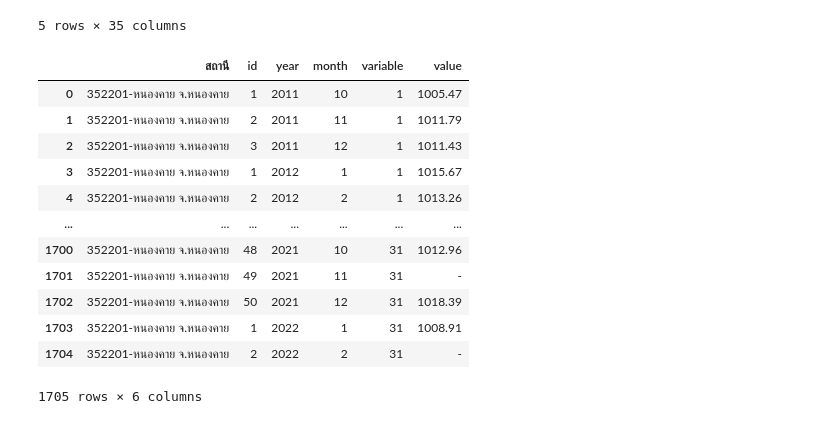
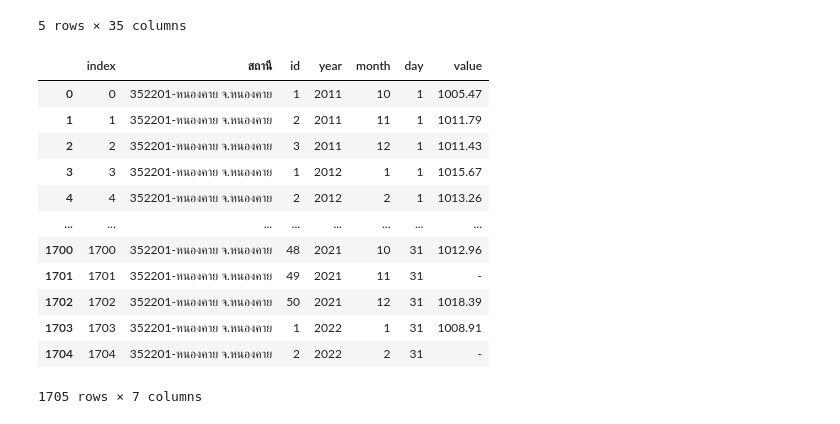
Before and after one commit to Tonry12/data_science_bootcamp_8_tonnaw, a Jupyter notebook: midterm_bscdpdm23.ipynb, the cells around one changed output. Cells and saved outputs as stored; diff of their text form; code cells hidden in the pictures.

Commit message:
melt

```diff
--- a/midterm_bscdpdm23.ipynb
+++ b/midterm_bscdpdm23.ipynb
@@ -46,18 +46,20 @@ press_kk.head()
 # %%
 press_kk_31 = press_kk.iloc[:,2:33]
 # %%
-press_kk.melt(id_vars=['สถานี','id','year','month'])
+press_kk_melt = press_kk.melt(id_vars=['สถานี','id','year','month']).reset_index()
+press_kk_melt.rename(columns={'variable' : 'day'},inplace=True)
+press_kk_melt
 # %% [output]
-|  | สถานี | id | year | month | variable | value |
-| 0 | 352201-หนองคาย จ.หนองคาย | 1 | 2011 | 10 | 1 | 1005.47 |
-| 1 | 352201-หนองคาย จ.หนองคาย | 2 | 2011 | 11 | 1 | 1011.79 |
-| 2 | 352201-หนองคาย จ.หนองคาย | 3 | 2011 | 12 | 1 | 1011.43 |
-| 3 | 352201-หนองคาย จ.หนองคาย | 1 | 2012 | 1 | 1 | 1015.67 |
-| 4 | 352201-หนองคาย จ.หนองคาย | 2 | 2012 | 2 | 1 | 1013.26 |
-| ... | ... | ... | ... | ... | ... | ... |
-| 1700 | 352201-หนองคาย จ.หนองคาย | 48 | 2021 | 10 | 31 | 1012.96 |
-| 1701 | 352201-หนองคาย จ.หนองคาย | 49 | 2021 | 11 | 31 | - |
-| 1702 | 352201-หนองคาย จ.หนองคาย | 50 | 2021 | 12 | 31 | 1018.39 |
-| 1703 | 352201-หนองคาย จ.หนองคาย | 1 | 2022 | 1 | 31 | 1008.91 |
-| 1704 | 352201-หนองคาย จ.หนองคาย | 2 | 2022 | 2 | 31 | - |
+|  | index | สถานี | id | year | month | day | value |
+| 0 | 0 | 352201-หนองคาย จ.หนองคาย | 1 | 2011 | 10 | 1 | 1005.47 |
+| 1 | 1 | 352201-หนองคาย จ.หนองคาย | 2 | 2011 | 11 | 1 | 1011.79 |
+| 2 | 2 | 352201-หนองคาย จ.หนองคาย | 3 | 2011 | 12 | 1 | 1011.43 |
+| 3 | 3 | 352201-หนองคาย จ.หนองคาย | 1 | 2012 | 1 | 1 | 1015.67 |
+| 4 | 4 | 352201-หนองคาย จ.หนองคาย | 2 | 2012 | 2 | 1 | 1013.26 |
+| ... | ... | ... | ... | ... | ... | ... | ... |
+| 1700 | 1700 | 352201-หนองคาย จ.หนองคาย | 48 | 2021 | 10 | 31 | 1012.96 |
+| 1701 | 1701 | 352201-หนองคาย จ.หนองคาย | 49 | 2021 | 11 | 31 | - |
+| 1702 | 1702 | 352201-หนองคาย จ.หนองคาย | 50 | 2021 | 12 | 31 | 1018.39 |
+| 1703 | 1703 | 352201-หนองคาย จ.หนองคาย | 1 | 2022 | 1 | 31 | 1008.91 |
+| 1704 | 1704 | 352201-หนองคาย จ.หนองคาย | 2 | 2022 | 2 | 31 | - |
-1705 rows × 6 columns
+1705 rows × 7 columns
```
